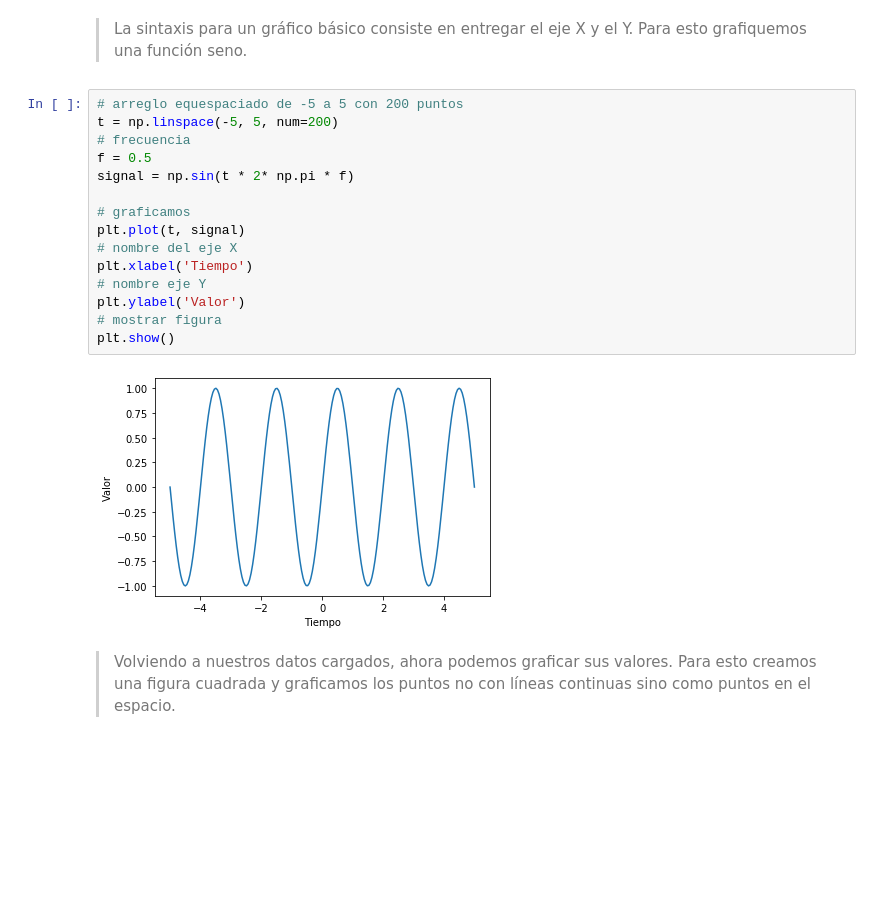
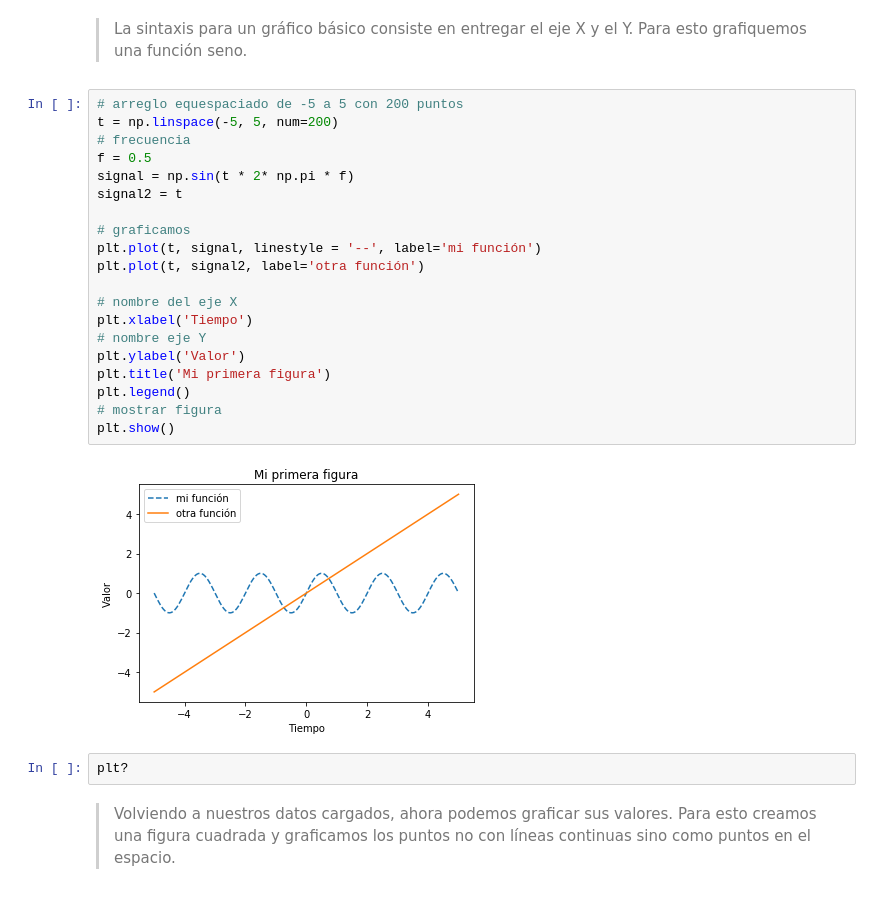
Before and after one commit to GAMES-UChile/Curso-BancoEstado, a Jupyter notebook: modulo0/modulo0.ipynb, the cells around one changed output. Cells and saved outputs as stored; diff of their text form; blank space fills up the shorter version.

```diff
--- a/modulo0/modulo0.ipynb
+++ b/modulo0/modulo0.ipynb
@@ -429,20 +441,27 @@ import matplotlib.pyplot as plt
 # %%
 # arreglo equespaciado de -5 a 5 con 200 puntos
 t = np.linspace(-5, 5, num=200)
 # frecuencia
 f = 0.5
 signal = np.sin(t * 2* np.pi * f)
+signal2 = t
 
 # graficamos
-plt.plot(t, signal)
+plt.plot(t, signal, linestyle = '--', label='mi función')
+plt.plot(t, signal2, label='otra función')
+
 # nombre del eje X
 plt.xlabel('Tiempo')
 # nombre eje Y
 plt.ylabel('Valor')
+plt.title('Mi primera figura')
+plt.legend()
 # mostrar figura
 plt.show()
 # %% [output]
-[figure, old version]
+[figure, new version]
+# %%
+plt?
 # %% [markdown]
 > Volviendo a nuestros datos cargados, ahora podemos graficar sus valores. Para esto creamos una figura cuadrada y graficamos los puntos no con líneas continuas sino como puntos en el espacio.
 # %%
```
Also changed, not shown: parts of 8 cells of this notebook, 3 other files.
